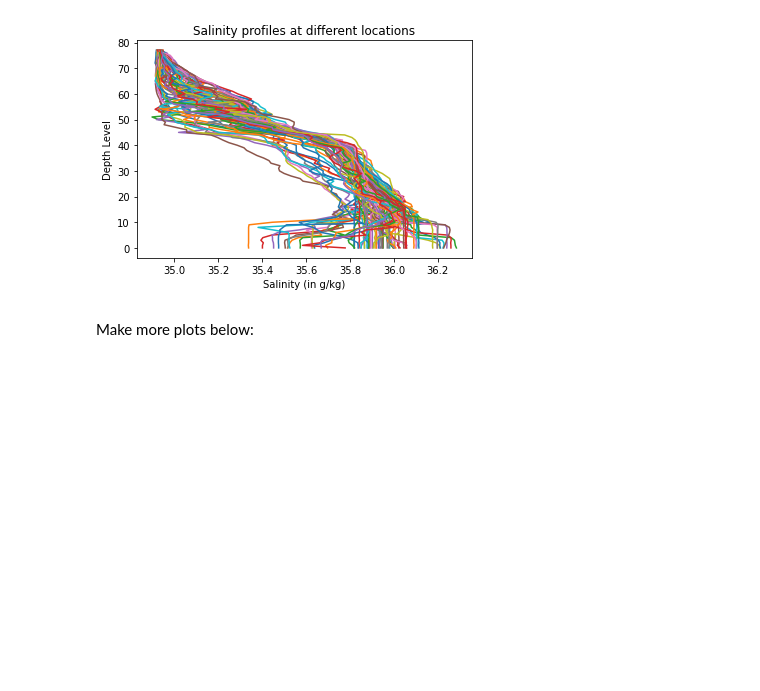
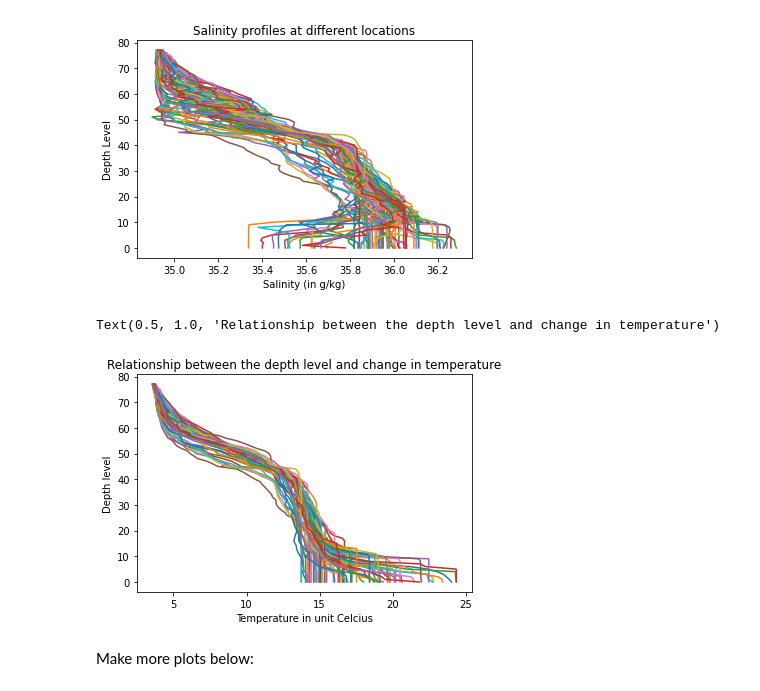
Before and after one commit to Emezina/2022_Intro_Python, a Jupyter notebook: Exercises/W2_S1.ipynb, the cells around one changed output. Saved outputs shown, nothing was run; the diff lists cells and outputs as text; code cells hidden in the pictures; blank space fills up the shorter version.

```diff
--- a/Exercises/W2_S1.ipynb
+++ b/Exercises/W2_S1.ipynb
@@ -69,4 +69,4 @@ print(files)
 # %% [markdown]
 Then, load the files as `numpy` arrays, for instance using list comprehension
 # %%
-P,T,level,date,lat,lon,S = [np.load(files[i]) for i in range(7)] #OR
+level,lon,S,date,lat,T,P = [np.load(files[i]) for i in range(7)]
@@ -249,9 +230,12 @@ Hint 2: Each plot should have a line for each column of data. It will look messy
 # %% [markdown]
 ![Salinity_example.png](embedded-picture-1)
 # %%
-plt.plot(___,___); # The semi-colon prevents printing the line objects
-plt.xlabel(___) # Takes a string as argument
-plt.ylabel(___)
-plt.title(___)
+plt.plot(T,level); # The semi-colon prevents printing the line objects
+plt.xlabel('Temperature in unit Celcius') # Takes a string as argument
+plt.ylabel('Depth level')
+plt.title('Relationship between the depth level and change in temperature')
+# %% [output]
+Text(0.5, 1.0, 'Relationship between the depth level and change in temperature')
+[figure, added]
 # %% [markdown]
 Make more plots below:
```
Also changed, not shown: parts of 38 cells of this notebook.
